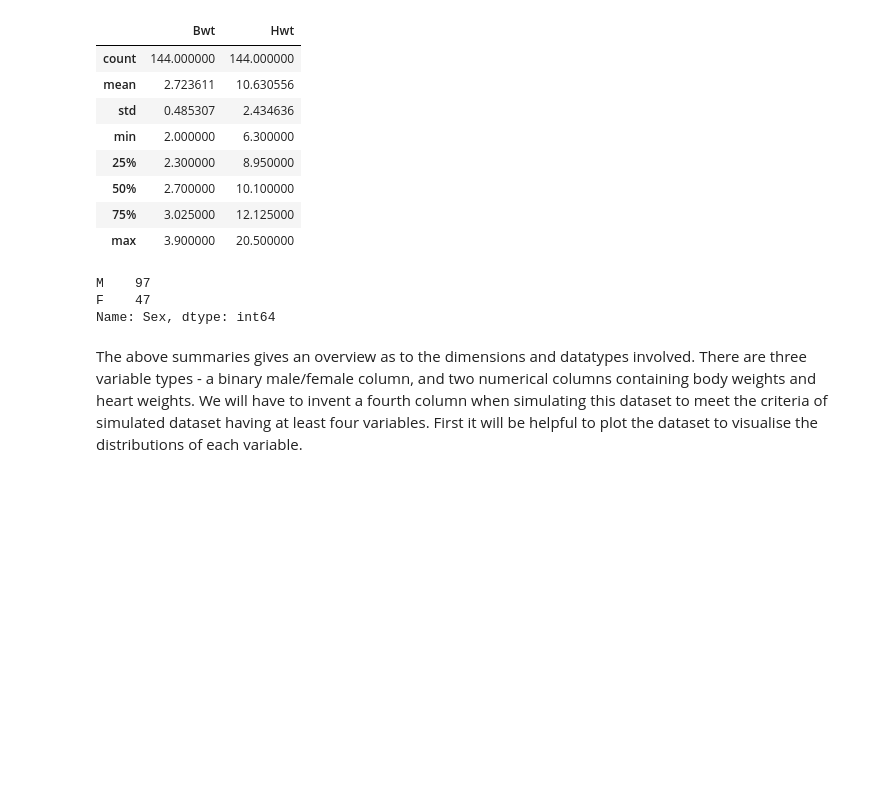
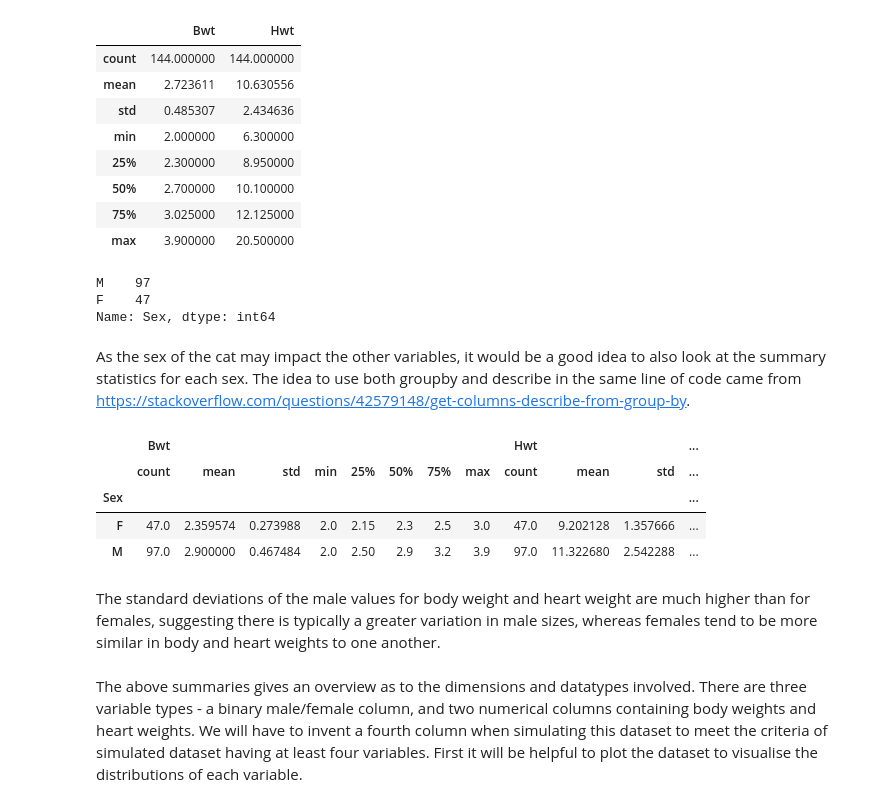
Before and after one commit to andrewjscott/Programming-for-Data-Analysis-Project, a Jupyter notebook: Simulation.ipynb, the cells around one changed output. Drawn from its saved outputs; the diff is of its cells as text; code cells hidden in the pictures; blank space fills up the shorter version.

Commit message:
Checking differences in data for each sex

```diff
--- a/Simulation.ipynb
+++ b/Simulation.ipynb
@@ -98,6 +98,19 @@ path = 'cats-dataset/cats_original_'  + current_time + '.csv'
 
 # Save pandas data frame to disk.
 df_cats.to_csv(path)
+# %% [markdown]
+As the sex of the cat may impact the other variables, it would be a good idea to also look at the summary statistics for each sex. The idea to use both groupby and describe in the same line of code came from https://stackoverflow.com/questions/42579148/get-columns-describe-from-group-by.
+# %%
+# View summary statistics for each sex
+df_cats.groupby(['Sex']).describe()
+# %% [output]
+|  | Bwt |  |  |  |  |  |  |  | Hwt |  |  | ... |
+|  | count | mean | std | min | 25% | 50% | 75% | max | count | mean | std | ... |
+| Sex |  |  |  |  |  |  |  |  |  |  |  | ... |
+| F | 47.0 | 2.359574 | 0.273988 | 2.0 | 2.15 | 2.3 | 2.5 | 3.0 | 47.0 | 9.202128 | 1.357666 | ... |
+| M | 97.0 | 2.900000 | 0.467484 | 2.0 | 2.50 | 2.9 | 3.2 | 3.9 | 97.0 | 11.322680 | 2.542288 | ... |
+# %% [markdown]
+The standard deviations of the male values for body weight and heart weight are much higher than for females, suggesting there is typically a greater variation in male sizes, whereas females tend to be more similar in body and heart weights to one another.
 # %% [markdown]
 The above summaries gives an overview as to the dimensions and datatypes involved. There are three variable types - a binary male/female column, and two numerical columns containing body weights and heart weights. We will have to invent a fourth column when simulating this dataset to meet the criteria of simulated dataset having at least four variables. First it will be helpful to plot the dataset to visualise the distributions of each variable.
 # %%
```
Also changed, not shown: parts of 2 cells of this notebook, 1 other file.
